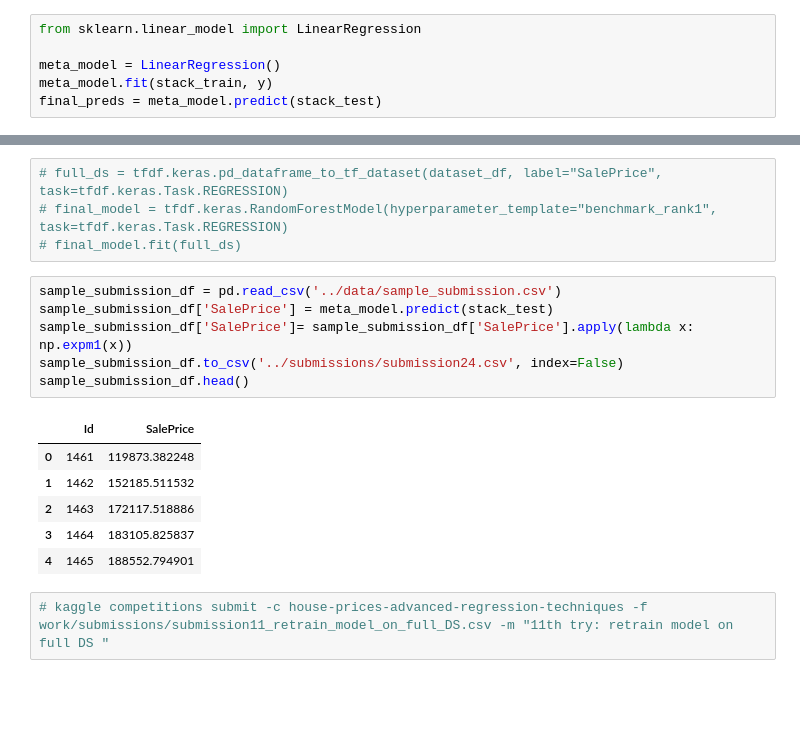
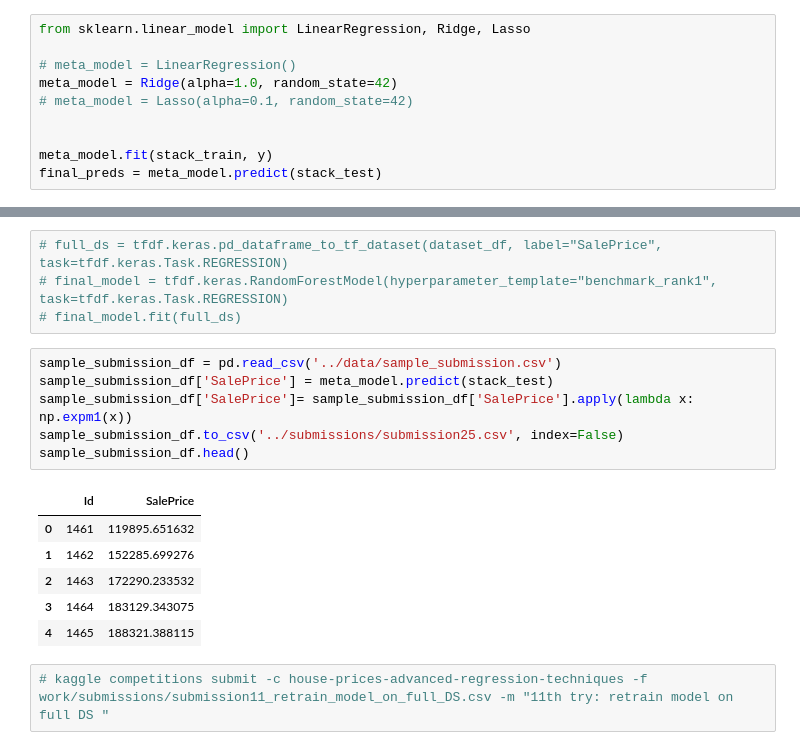
Before and after one commit to driksey/kaggle-house, a Jupyter notebook: notebooks/TFDF + XGBoost.ipynb, the cells around one changed output, grey strips where cells are left out. Drawn from its saved outputs; the diff is of its cells as text; blank space fills up the shorter version.

Commit message:
perf: use Ridge instead of LR

```diff
--- a/notebooks/TFDF + XGBoost.ipynb
+++ b/notebooks/TFDF + XGBoost.ipynb
@@ -823,9 +823,13 @@ Expected range for test RMSLE: [0.118, 0.192]
 # %% [markdown]
 ### Meta model learning (Linear regression):
 # %%
-from sklearn.linear_model import LinearRegression
+from sklearn.linear_model import LinearRegression, Ridge, Lasso
 
-meta_model = LinearRegression()
+# meta_model = LinearRegression()
+meta_model = Ridge(alpha=1.0, random_state=42)
+# meta_model = Lasso(alpha=0.1, random_state=42)
+
+
 meta_model.fit(stack_train, y)
 final_preds = meta_model.predict(stack_test)
 # %%
@@ -1000,15 +1004,15 @@ plt.show()
 # %%
 sample_submission_df = pd.read_csv('../data/sample_submission.csv')
 sample_submission_df['SalePrice'] = meta_model.predict(stack_test)
 sample_submission_df['SalePrice']= sample_submission_df['SalePrice'].apply(lambda x: np.expm1(x))
-sample_submission_df.to_csv('../submissions/submission24.csv', index=False)
+sample_submission_df.to_csv('../submissions/submission25.csv', index=False)
 sample_submission_df.head()
 # %% [output]
 |  | Id | SalePrice |
-| 0 | 1461 | 119873.382248 |
-| 1 | 1462 | 152185.511532 |
-| 2 | 1463 | 172117.518886 |
-| 3 | 1464 | 183105.825837 |
-| 4 | 1465 | 188552.794901 |
+| 0 | 1461 | 119895.651632 |
+| 1 | 1462 | 152285.699276 |
+| 2 | 1463 | 172290.233532 |
+| 3 | 1464 | 183129.343075 |
+| 4 | 1465 | 188321.388115 |
 # %%
 # kaggle competitions submit -c house-prices-advanced-regression-techniques -f work/submissions/submission11_retrain_model_on_full_DS.csv -m "11th try: retrain model on full DS "
```
Also changed, not shown: parts of 3 cells of this notebook, 1 other file.
